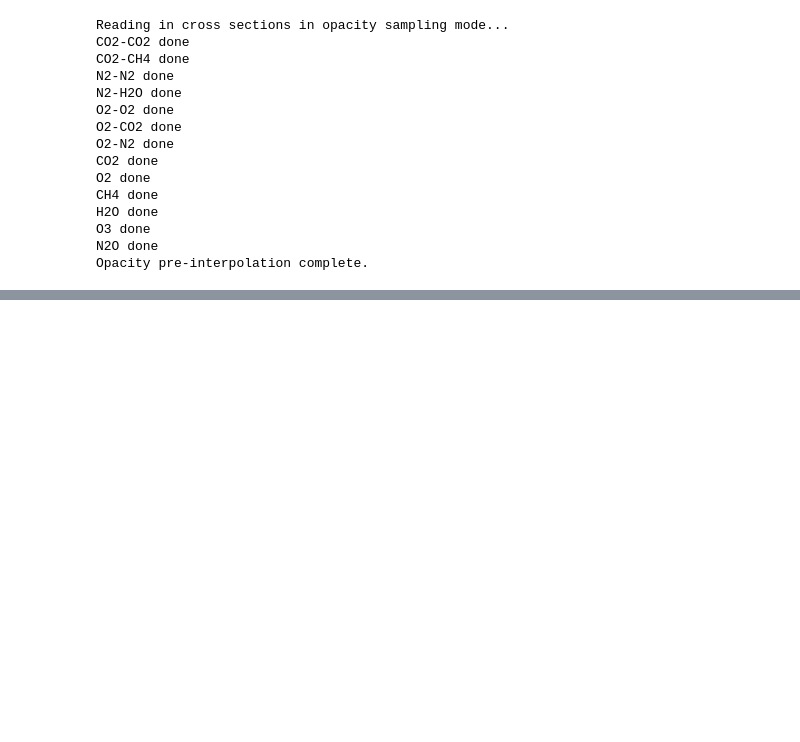
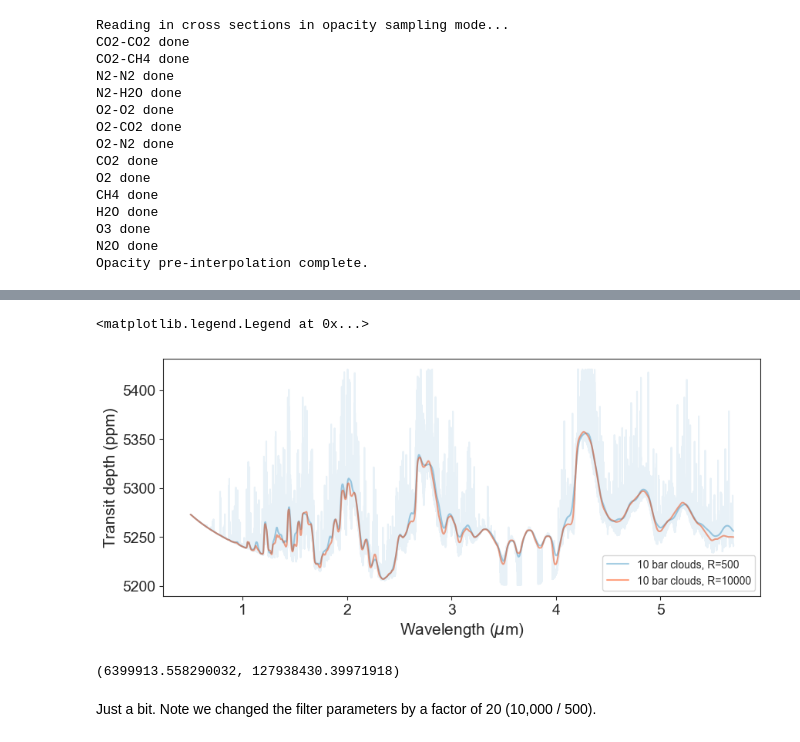
Before and after one commit to nespinoza/k186f, a Jupyter notebook: model_generation.ipynb, the cells around one changed output, grey strips where cells are left out. Saved outputs shown, nothing was run; the diff lists cells and outputs as text; code cells hidden in the pictures; blank space fills up the shorter version.

```diff
--- a/model_generation.ipynb
+++ b/model_generation.ipynb
@@ -304,0 +291,5 @@ plt.legend()
+# %%
+wavelengths_modelR500 = wl_grid_constant_R(0.5, 5.7, 500)
+# %%
+planet = generate_atmosphere(star_properties, planet_properties, param_species, bulk_species, R = 10000)
+wavelengths_model = planet.wl
@@ -304,0 +312,30 @@ plt.legend()
+# %%
+T = 250.
+logPcloud, logP_ref = 1., 2.
+log_X = np.log10( np.array([N2,O2,CH4,H2O,O3,N2O]) )
+P_ref = 10**(logP_ref)
+planet.set_parameters(T, log_X, [log_a, gamma, logPcloud], P_ref = P_ref)
+venus_model_10barcloudsR10000 = planet.get_spectrum() * 1e6
+venus_filtered_model_10barcloudsR10000 = gaussian_filter(median_filter(venus_model_10barcloudsR10000,200), 20)
+# %%
+plt.figure(figsize=(10,4))
+
+
+plt.plot(wavelengths_modelR500, venus_filtered_model_10barclouds, label = '10 bar clouds, R=500')
+plt.plot(wavelengths_model, venus_filtered_model_10barcloudsR10000, label = '10 bar clouds, R=10000', color = 'orangered', alpha = 0.5)
+plt.plot(wavelengths_model, venus_model_10barcloudsR10000, alpha = 0.1)
+
+plt.xticks(fontsize = 14)
+plt.yticks(fontsize = 14)
+plt.xlabel('Wavelength ($\mu$m)',fontsize = 15)
+plt.ylabel('Transit depth (ppm)',fontsize = 15)
+plt.legend()
+# %% [output]
+<matplotlib.legend.Legend at 0x...>
+[figure, added]
+# %%
+np.sum(venus_filtered_model_10barclouds), np.sum(venus_filtered_model_10barcloudsR10000)
+# %% [output]
+(6399913.558290032, 127938430.39971918)
+# %% [markdown]
+Just a bit. Note we changed the filter parameters by a factor of 20 (10,000 / 500).
```
Also changed, not shown: parts of 32 cells of this notebook.
